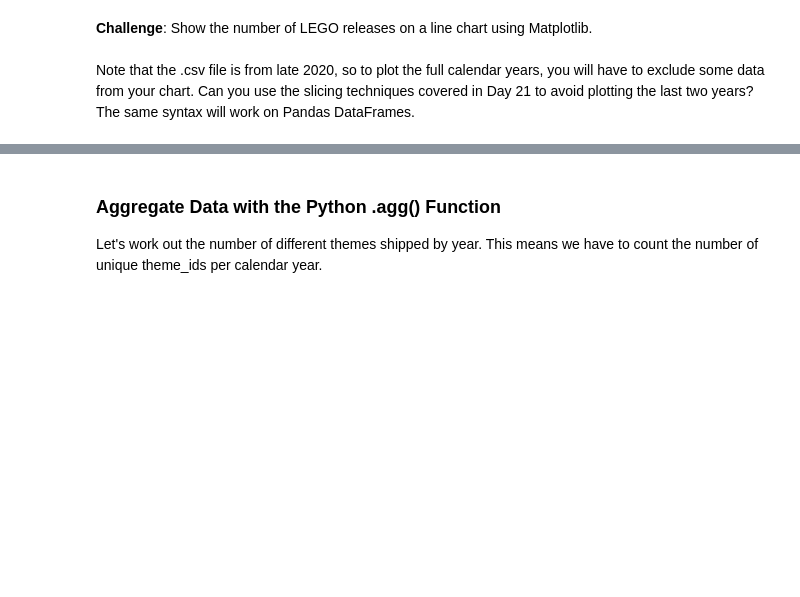
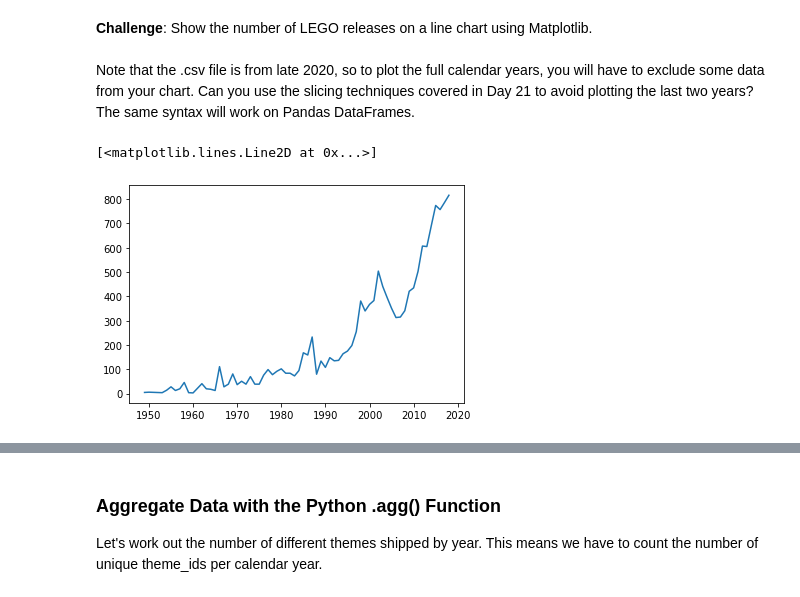
Before and after one commit to halilcodes/lego-set-stats, a Jupyter notebook: Lego_Analysis_for_Course_(start).ipynb, the cells around one changed output, grey strips where cells are left out. Cells and saved outputs as stored; diff of their text form; code cells hidden in the pictures; blank space fills up the shorter version.

```diff
--- a/Lego_Analysis_for_Course_(start).ipynb
+++ b/Lego_Analysis_for_Course_(start).ipynb
@@ -43,3 +83,5 @@ A lego set is a particular box of LEGO or product. Therefore, a single theme typ
 The <code>sets.csv</code> data contains a list of sets over the years and the number of parts that each of these sets contained.
 
 **Challenge**: Read the sets.csv data and take a look at the first and last couple of rows.
+# %%
+df_sets = pd.read_csv("data/sets.csv")
@@ -53,0 +158,4 @@ The <code>sets.csv</code> data contains a list of sets over the years and the nu
+# %%
+sets_year = df_sets.groupby("year").count()
+sets_year.head()
+sets_year.tail()
@@ -55,3 +171,9 @@ The <code>sets.csv</code> data contains a list of sets over the years and the nu
 **Challenge**: Show the number of LEGO releases on a line chart using Matplotlib. <br>
 <br>
 Note that the .csv file is from late 2020, so to plot the full calendar years, you will have to exclude some data from your chart. Can you use the slicing techniques covered in Day 21 to avoid plotting the last two years? The same syntax will work on Pandas DataFrames.
+# %%
+sets_year = sets_year[:-2]
+plt.plot(sets_year.index, sets_year.name)
+# %% [output]
+[<matplotlib.lines.Line2D at 0x...>]
+[figure, added]
```
Also changed, not shown: parts of 19 cells of this notebook.
